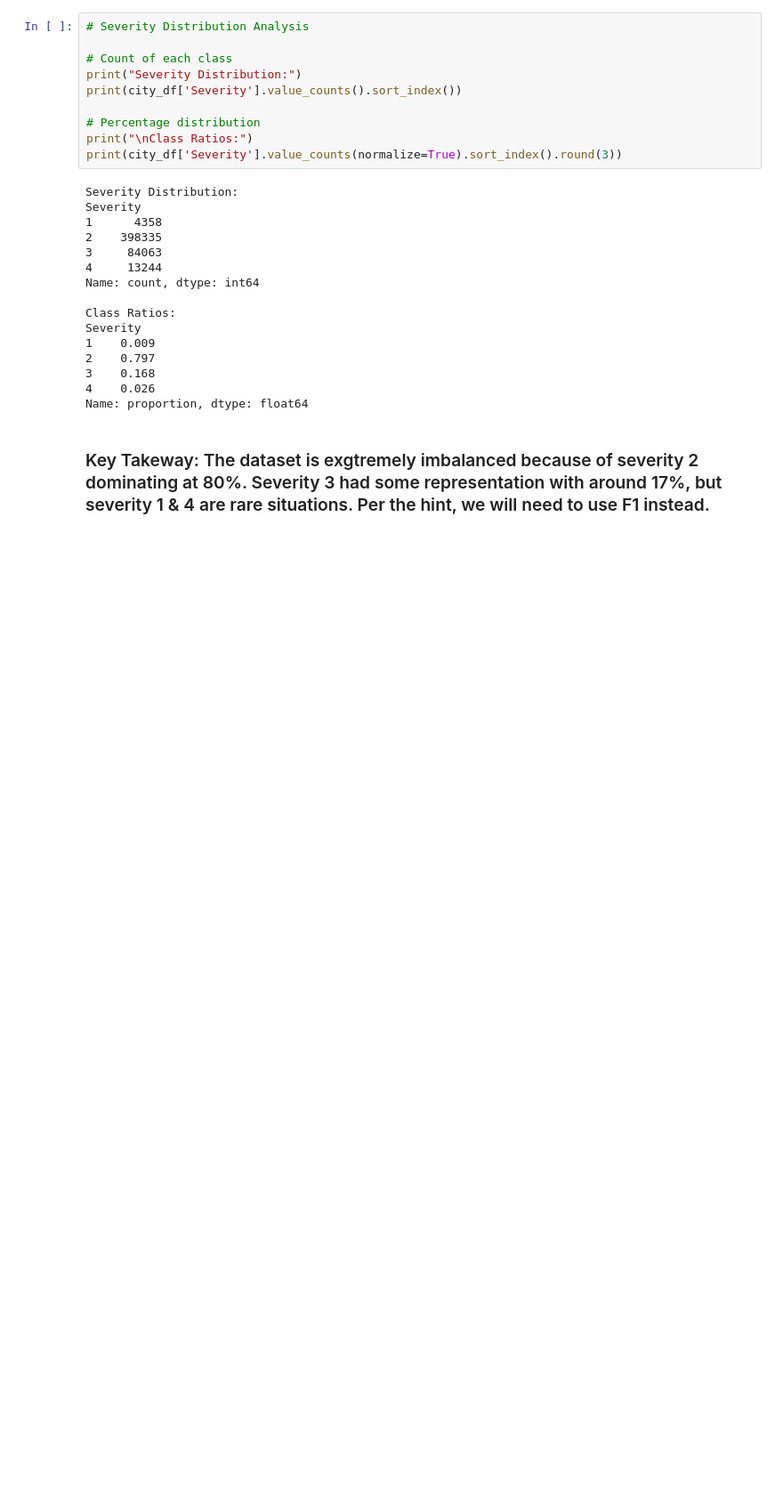
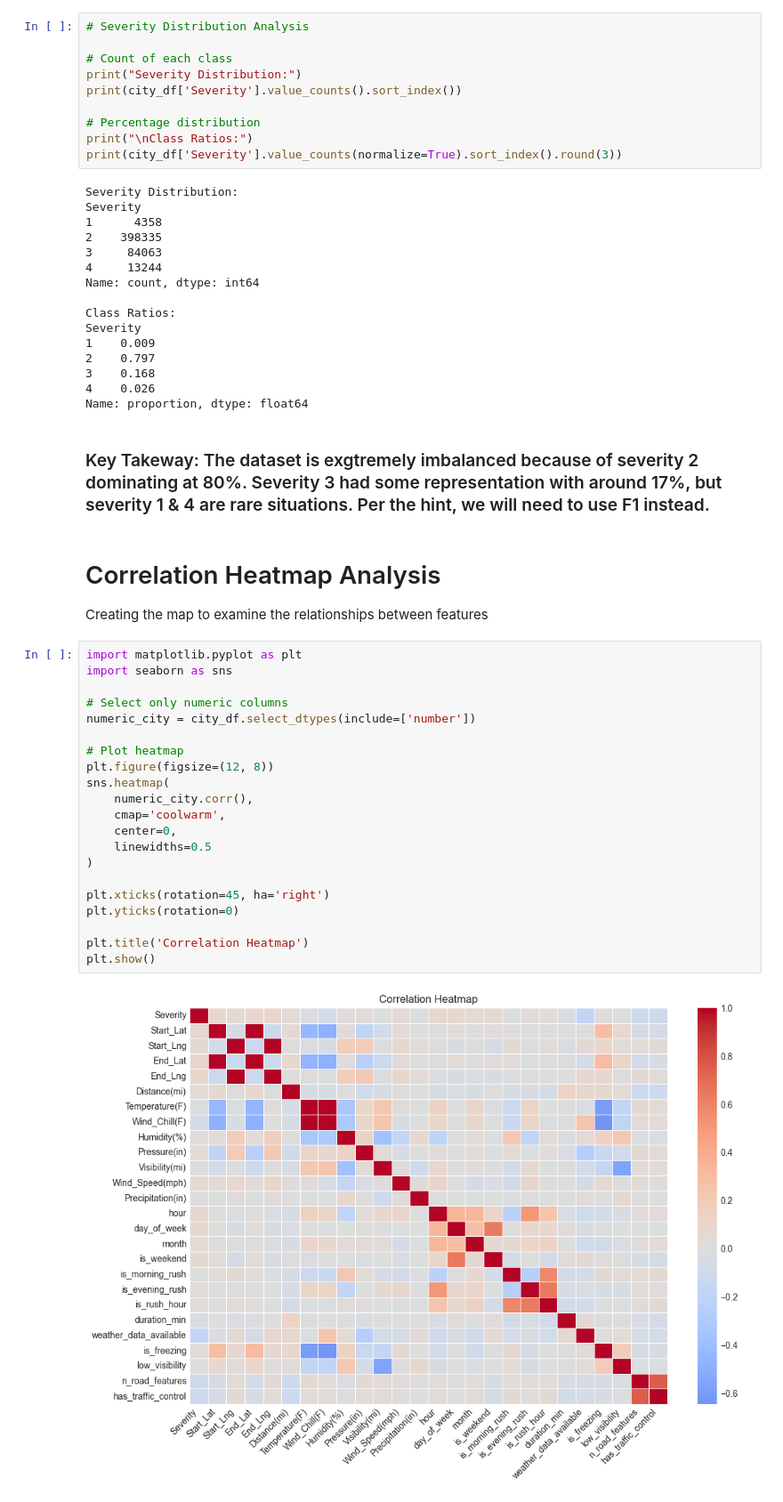
Before and after one commit to fsa-aiml-2511/final-capstone-vibetastrophe-consulting, a Jupyter notebook: notebooks/eda_joseph.ipynb, the cells around one changed output. Shown at 89% size. Cells and saved outputs as stored; diff of their text form; blank space fills up the shorter version.

Commit message:
Correlation Heatmap Analysis Completed

```diff
--- a/notebooks/eda_joseph.ipynb
+++ b/notebooks/eda_joseph.ipynb
@@ -385,3 +385,30 @@ Severity
 Name: proportion, dtype: float64
 # %% [markdown]
 ### Key Takeway: The dataset is exgtremely imbalanced because of severity 2 dominating at 80%. Severity 3 had some representation with around 17%, but severity 1 & 4 are rare situations. Per the hint, we will need to use F1 instead.
+# %% [markdown]
+# Correlation Heatmap Analysis
+
+Creating the map to examine the relationships between features
+# %%
+import matplotlib.pyplot as plt
+import seaborn as sns
+
+# Select only numeric columns
+numeric_city = city_df.select_dtypes(include=['number'])
+
+# Plot heatmap
+plt.figure(figsize=(12, 8))
+sns.heatmap(
+    numeric_city.corr(),
+    cmap='coolwarm',
+    center=0,
+    linewidths=0.5
+)
+
+plt.xticks(rotation=45, ha='right')
+plt.yticks(rotation=0)
+
+plt.title('Correlation Heatmap')
+plt.show()
+# %% [output]
+[figure, added]
```
Also changed, not shown: parts of 1 cell of this notebook.
